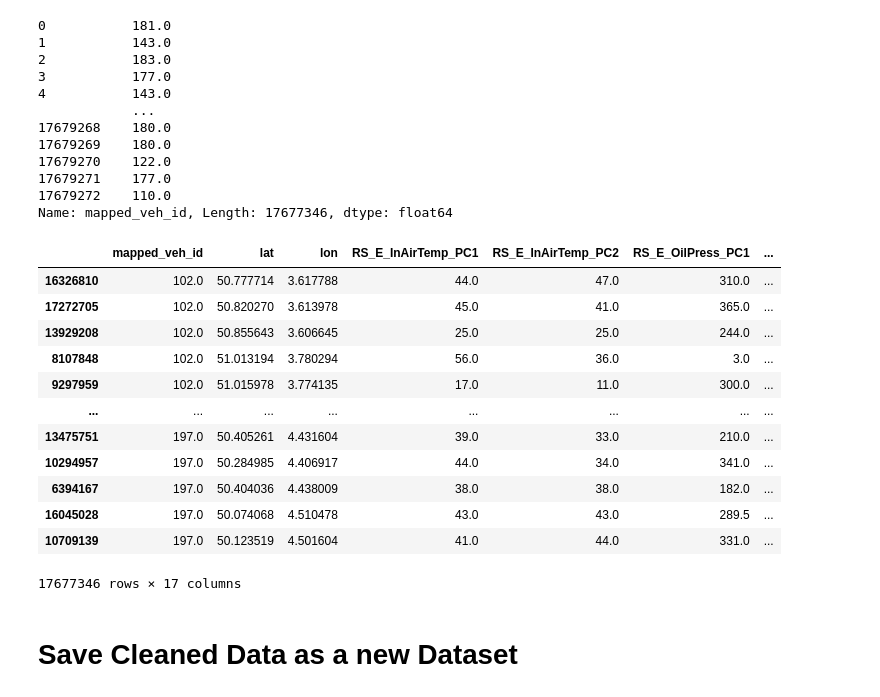
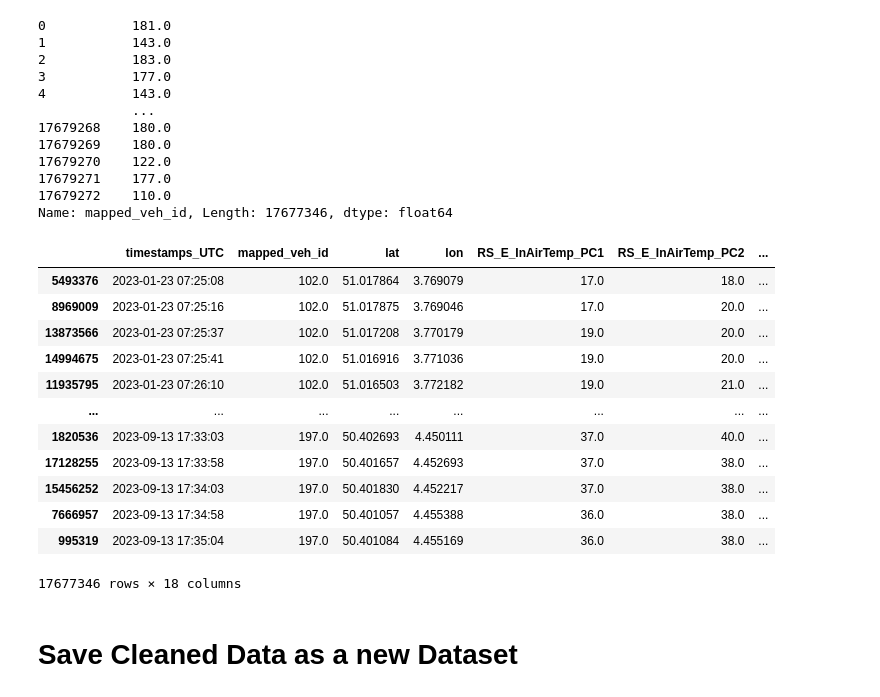
Before and after one commit to yutao-data/Data_Mining_SNCB, a Jupyter notebook: notebooks/sncb-eda-data-clean.ipynb, the cells around one changed output. Saved outputs shown, nothing was run; the diff lists cells and outputs as text; code cells hidden in the pictures.

Commit message:
SNCB EDA & Data Clean | Group Data by=['mapped_veh_id', 'timestamps_UTC'] && Save Data Index

```diff
--- a/notebooks/sncb-eda-data-clean.ipynb
+++ b/notebooks/sncb-eda-data-clean.ipynb
@@ -746,9 +746,6 @@ data['hour'] = data['timestamps_UTC'].dt.hour
 data['dayofweek'] = data['timestamps_UTC'].dt.dayofweek
 data['weekday'] = data['timestamps_UTC'].dt.strftime('%A')
 
-# Now that we've extracted the needed information, we can drop the original 'timestamps_UTC'
-data.drop(['timestamps_UTC'], axis=1, inplace=True)
-
 # Call the garbage collector to free up memory
 gc.collect()
 # %% [output]
@@ -1032,19 +1029,19 @@ data['mapped_veh_id']
 17679272    110.0
 Name: mapped_veh_id, Length: 17677346, dtype: float64
 # %%
-data.sort_values(by=['mapped_veh_id'], inplace=True)
+data.sort_values(by=['mapped_veh_id', 'timestamps_UTC'], inplace=True)
 data
 # %% [output]
-|  | mapped_veh_id | lat | lon | RS_E_InAirTemp_PC1 | RS_E_InAirTemp_PC2 | RS_E_OilPress_PC1 | ... |
-| 16326810 | 102.0 | 50.777714 | 3.617788 | 44.0 | 47.0 | 310.0 | ... |
-| 17272705 | 102.0 | 50.820270 | 3.613978 | 45.0 | 41.0 | 365.0 | ... |
-| 13929208 | 102.0 | 50.855643 | 3.606645 | 25.0 | 25.0 | 244.0 | ... |
-| 8107848 | 102.0 | 51.013194 | 3.780294 | 56.0 | 36.0 | 3.0 | ... |
-| 9297959 | 102.0 | 51.015978 | 3.774135 | 17.0 | 11.0 | 300.0 | ... |
+|  | timestamps_UTC | mapped_veh_id | lat | lon | RS_E_InAirTemp_PC1 | RS_E_InAirTemp_PC2 | ... |
+| 5493376 | 2023-01-23 07:25:08 | 102.0 | 51.017864 | 3.769079 | 17.0 | 18.0 | ... |
+| 8969009 | 2023-01-23 07:25:16 | 102.0 | 51.017875 | 3.769046 | 17.0 | 20.0 | ... |
+| 13873566 | 2023-01-23 07:25:37 | 102.0 | 51.017208 | 3.770179 | 19.0 | 20.0 | ... |
+| 14994675 | 2023-01-23 07:25:41 | 102.0 | 51.016916 | 3.771036 | 19.0 | 20.0 | ... |
+| 11935795 | 2023-01-23 07:26:10 | 102.0 | 51.016503 | 3.772182 | 19.0 | 21.0 | ... |
 | ... | ... | ... | ... | ... | ... | ... | ... |
-| 13475751 | 197.0 | 50.405261 | 4.431604 | 39.0 | 33.0 | 210.0 | ... |
-| 10294957 | 197.0 | 50.284985 | 4.406917 | 44.0 | 34.0 | 341.0 | ... |
-| 6394167 | 197.0 | 50.404036 | 4.438009 | 38.0 | 38.0 | 182.0 | ... |
-| 16045028 | 197.0 | 50.074068 | 4.510478 | 43.0 | 43.0 | 289.5 | ... |
-| 10709139 | 197.0 | 50.123519 | 4.501604 | 41.0 | 44.0 | 331.0 | ... |
+| 1820536 | 2023-09-13 17:33:03 | 197.0 | 50.402693 | 4.450111 | 37.0 | 40.0 | ... |
+| 17128255 | 2023-09-13 17:33:58 | 197.0 | 50.401657 | 4.452693 | 37.0 | 38.0 | ... |
+| 15456252 | 2023-09-13 17:34:03 | 197.0 | 50.401830 | 4.452217 | 37.0 | 38.0 | ... |
+| 7666957 | 2023-09-13 17:34:58 | 197.0 | 50.401057 | 4.455388 | 36.0 | 38.0 | ... |
+| 995319 | 2023-09-13 17:35:04 | 197.0 | 50.401084 | 4.455169 | 36.0 | 38.0 | ... |
-17677346 rows × 17 columns
+17677346 rows × 18 columns
```
Also changed, not shown: parts of 11 cells of this notebook.
